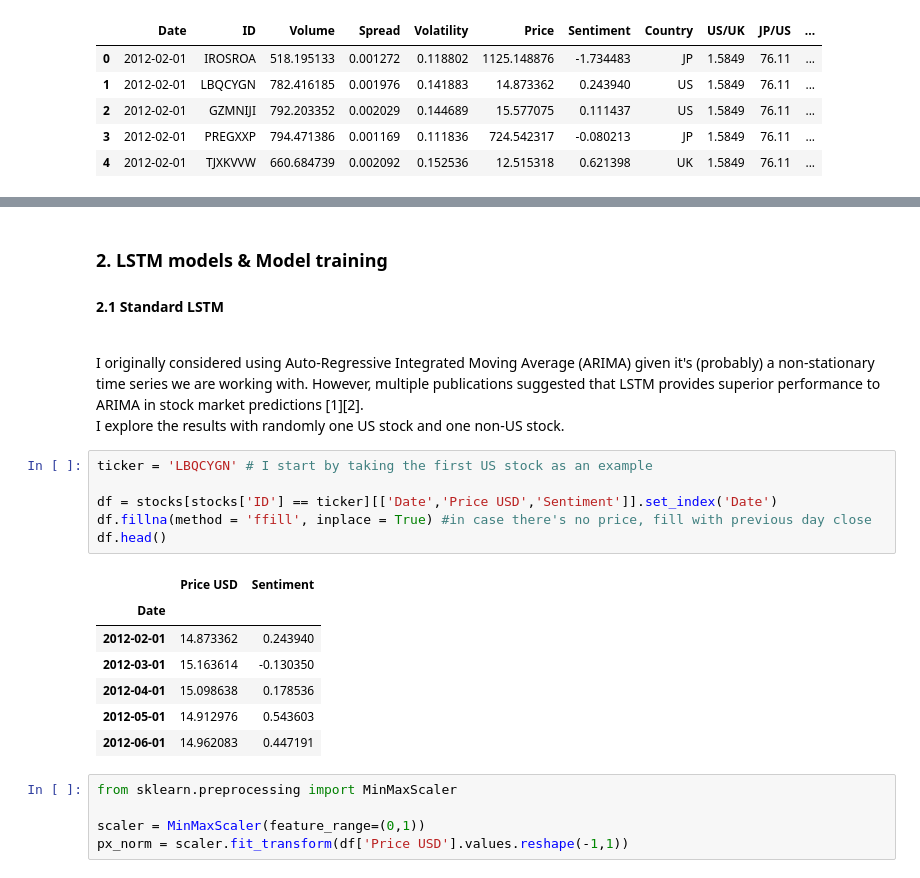
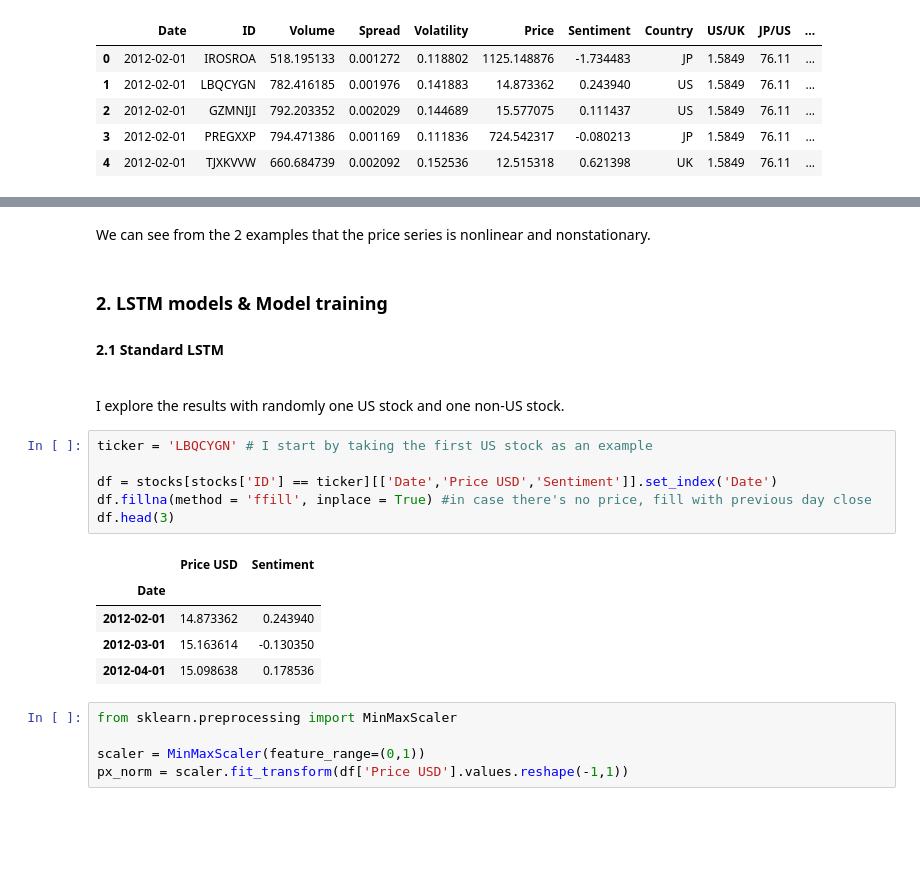
Before and after one commit to natymeng/LSTM, a Jupyter notebook: LSTM explore.ipynb, the cells around one changed output, grey strips where cells are left out. Cells and saved outputs as stored; diff of their text form; blank space fills up the shorter version.

```diff
--- a/LSTM explore.ipynb
+++ b/LSTM explore.ipynb
@@ -69,24 +102,23 @@ stocks.head()
+# %% [markdown]
+We can see from the 2 examples that the price series is nonlinear and nonstationary.
 # %% [markdown]
 ###  2. LSTM models & Model training
 #### 2.1 Standard LSTM
-<br>
-I originally considered using Auto-Regressive Integrated Moving Average (ARIMA) given it's (probably) a non-stationary time series we are working with. However, multiple publications suggested that LSTM provides superior performance to ARIMA in stock market predictions [1][2].
+
 <br>
 I explore the results with randomly one US stock and one non-US stock.
 # %%
 ticker = 'LBQCYGN' # I start by taking the first US stock as an example
 
 df = stocks[stocks['ID'] == ticker][['Date','Price USD','Sentiment']].set_index('Date')
 df.fillna(method = 'ffill', inplace = True) #in case there's no price, fill with previous day close
-df.head()
+df.head(3)
 # %% [output]
 |  | Price USD | Sentiment |
 | Date |  |  |
 | 2012-02-01 | 14.873362 | 0.243940 |
 | 2012-03-01 | 15.163614 | -0.130350 |
 | 2012-04-01 | 15.098638 | 0.178536 |
-| 2012-05-01 | 14.912976 | 0.543603 |
-| 2012-06-01 | 14.962083 | 0.447191 |
 # %%
 from sklearn.preprocessing import MinMaxScaler
 
```
Also changed, not shown: parts of 103 cells of this notebook, 1 other file.
